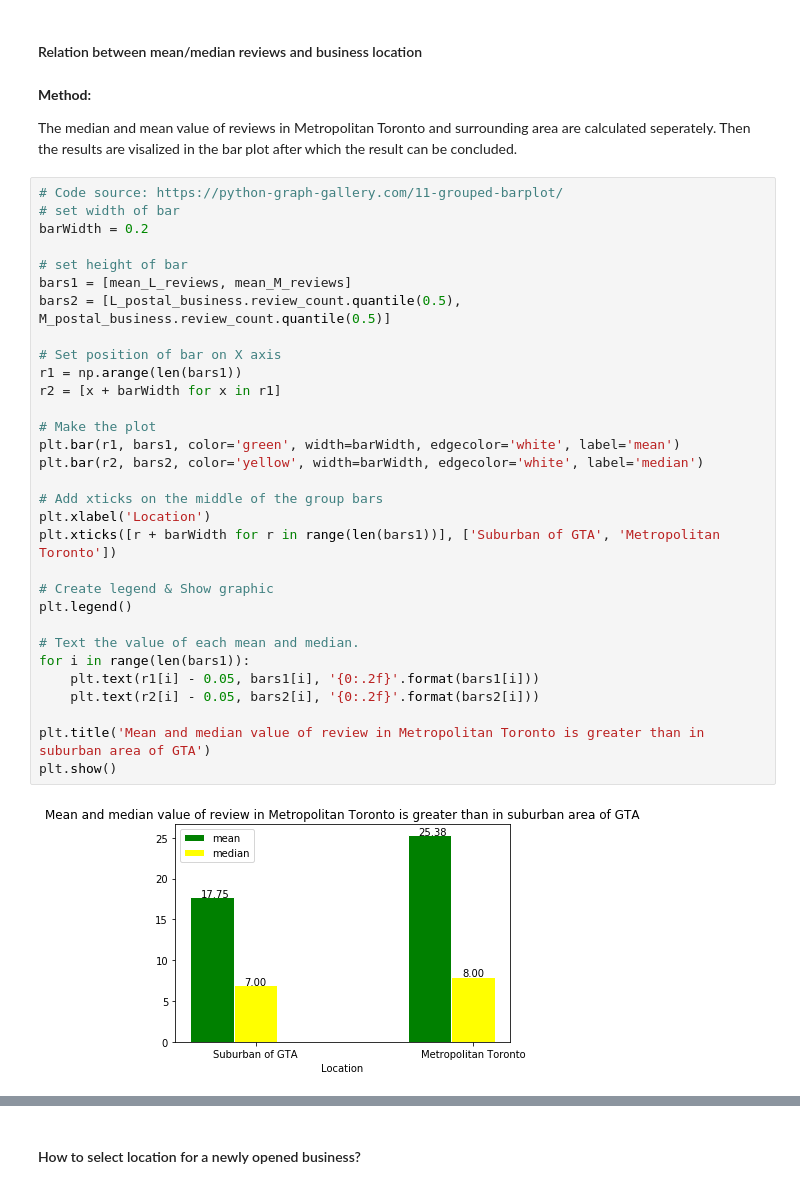
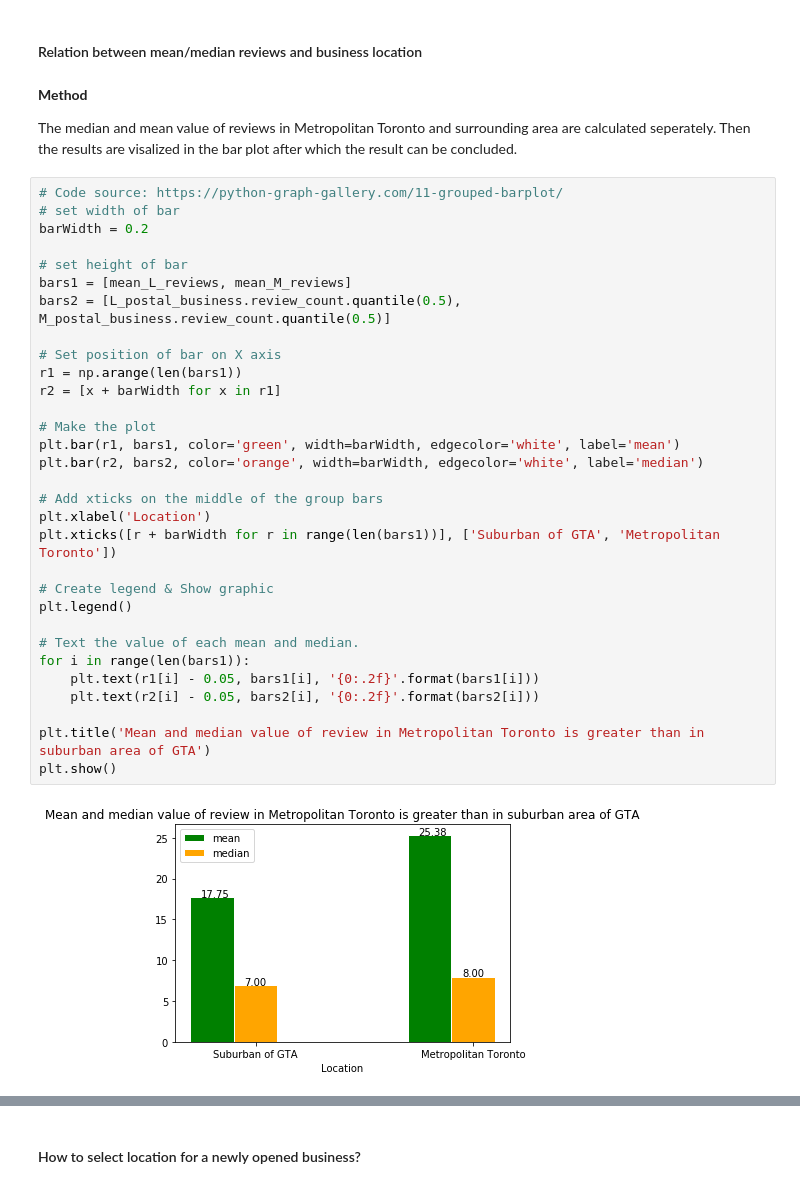
Before and after one commit to wsxwsx543/Yelp-Exploring, a Jupyter notebook: assignment2.ipynb, the cells around one changed output, grey strips where cells are left out. Drawn from its saved outputs; the diff is of its cells as text.

```diff
--- a/assignment2.ipynb
+++ b/assignment2.ipynb
@@ -849,40 +855,40 @@ Therefore, the mean and median of reviews in each area will be analysised which
 # %% [markdown]
 #### Relation between mean/median reviews and business location
 # %% [markdown]
-**Method:**
+**Method**
 
 The median and mean value of reviews in Metropolitan Toronto and surrounding area are calculated seperately. Then the results are visalized in the bar plot after which the result can be concluded.
 # %%
 # Code source: https://python-graph-gallery.com/11-grouped-barplot/
 # set width of bar
 barWidth = 0.2
 
 # set height of bar
 bars1 = [mean_L_reviews, mean_M_reviews]
 bars2 = [L_postal_business.review_count.quantile(0.5), M_postal_business.review_count.quantile(0.5)]
 
 # Set position of bar on X axis
 r1 = np.arange(len(bars1))
 r2 = [x + barWidth for x in r1]
 
 # Make the plot
 plt.bar(r1, bars1, color='green', width=barWidth, edgecolor='white', label='mean')
-plt.bar(r2, bars2, color='yellow', width=barWidth, edgecolor='white', label='median')
+plt.bar(r2, bars2, color='orange', width=barWidth, edgecolor='white', label='median')
 
 # Add xticks on the middle of the group bars
 plt.xlabel('Location')
 plt.xticks([r + barWidth for r in range(len(bars1))], ['Suburban of GTA', 'Metropolitan Toronto'])
 
 # Create legend & Show graphic
 plt.legend()
 
 # Text the value of each mean and median.
 for i in range(len(bars1)):
     plt.text(r1[i] - 0.05, bars1[i], '{0:.2f}'.format(bars1[i]))
     plt.text(r2[i] - 0.05, bars2[i], '{0:.2f}'.format(bars2[i]))
 
 plt.title('Mean and median value of review in Metropolitan Toronto is greater than in suburban area of GTA')
 plt.show()
 # %% [output]
-[figure, old version]
+[figure, new version]
 # %% [markdown]
```
Also changed, not shown: parts of 39 cells of this notebook.
